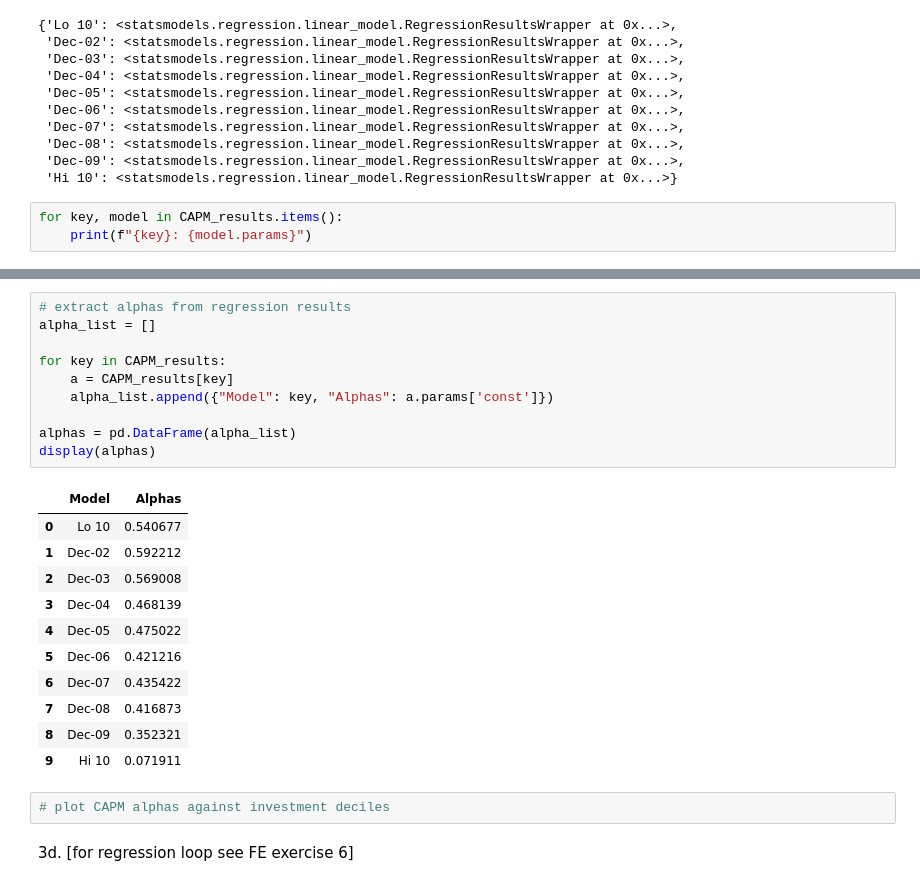
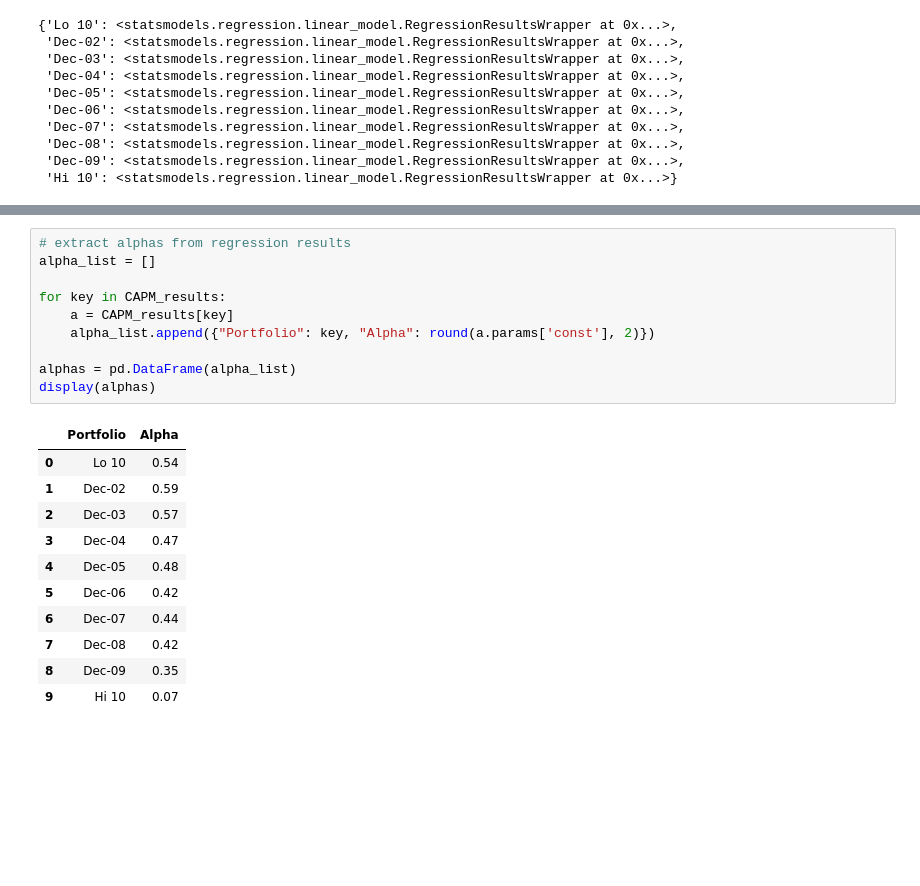
Before and after one commit to JiaqiSun45635/AP, a Jupyter notebook: Asset Pricing Assignment Q3.ipynb, the cells around one changed output, grey strips where cells are left out. Saved outputs shown, nothing was run; the diff lists cells and outputs as text; blank space fills up the shorter version.

```diff
--- a/Asset Pricing Assignment Q3.ipynb
+++ b/Asset Pricing Assignment Q3.ipynb
@@ -50,6 +53,3 @@ CAPM_results
  'Dec-08': <statsmodels.regression.linear_model.RegressionResultsWrapper at 0x...>,
  'Dec-09': <statsmodels.regression.linear_model.RegressionResultsWrapper at 0x...>,
  'Hi 10': <statsmodels.regression.linear_model.RegressionResultsWrapper at 0x...>}
-# %%
-for key, model in CAPM_results.items():
-    print(f"{key}: {model.params}")
@@ -74,26 +56,22 @@ dtype: float64
 # %%
 # extract alphas from regression results
 alpha_list = []
 
 for key in CAPM_results:
     a = CAPM_results[key]
-    alpha_list.append({"Model": key, "Alphas": a.params['const']})
+    alpha_list.append({"Portfolio": key, "Alpha": round(a.params['const'], 2)})
 
 alphas = pd.DataFrame(alpha_list)
 display(alphas)
 # %% [output]
-|  | Model | Alphas |
-| 0 | Lo 10 | 0.540677 |
-| 1 | Dec-02 | 0.592212 |
-| 2 | Dec-03 | 0.569008 |
-| 3 | Dec-04 | 0.468139 |
-| 4 | Dec-05 | 0.475022 |
-| 5 | Dec-06 | 0.421216 |
-| 6 | Dec-07 | 0.435422 |
-| 7 | Dec-08 | 0.416873 |
-| 8 | Dec-09 | 0.352321 |
-| 9 | Hi 10 | 0.071911 |
+|  | Portfolio | Alpha |
+| 0 | Lo 10 | 0.54 |
+| 1 | Dec-02 | 0.59 |
+| 2 | Dec-03 | 0.57 |
+| 3 | Dec-04 | 0.47 |
+| 4 | Dec-05 | 0.48 |
+| 5 | Dec-06 | 0.42 |
+| 6 | Dec-07 | 0.44 |
+| 7 | Dec-08 | 0.42 |
+| 8 | Dec-09 | 0.35 |
+| 9 | Hi 10 | 0.07 |
-# %%
-# plot CAPM alphas against investment deciles
-# %% [markdown]
-3d. [for regression loop see FE exercise 6]
```
Also changed, not shown: parts of 15 cells of this notebook, 6 other files.
